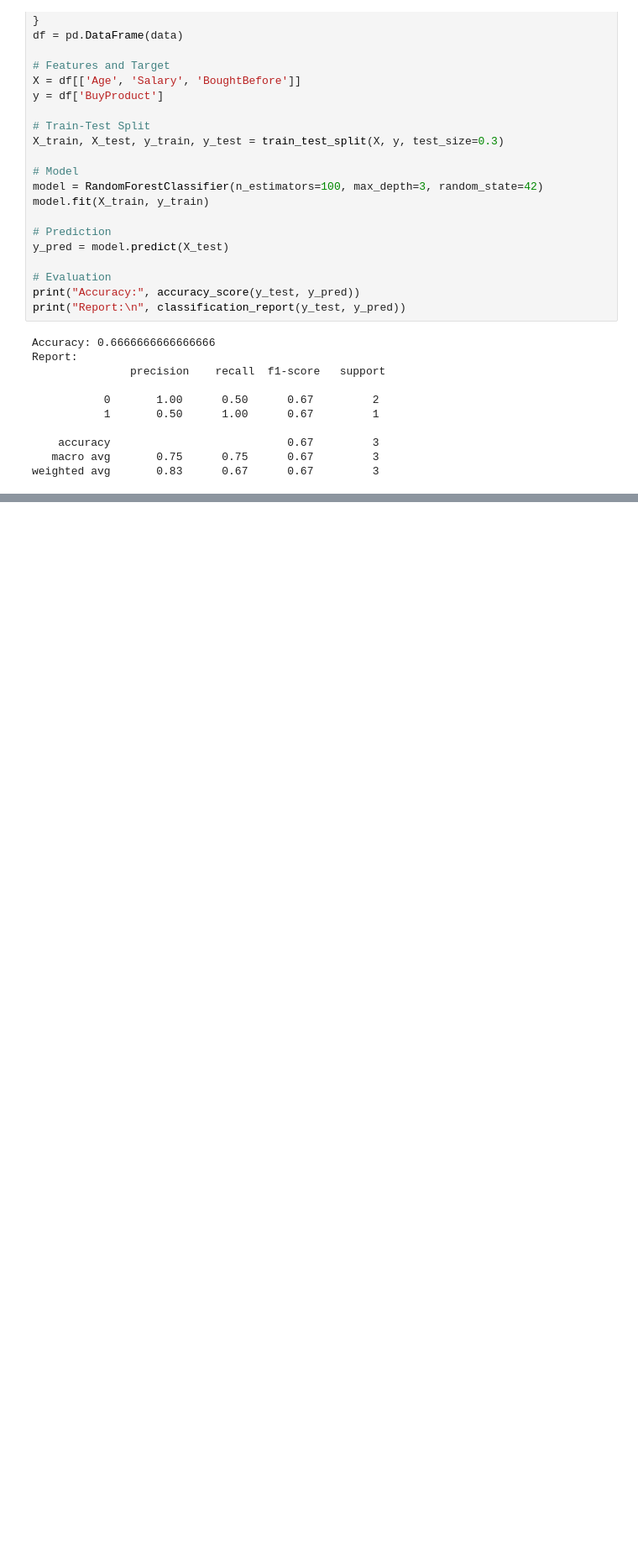
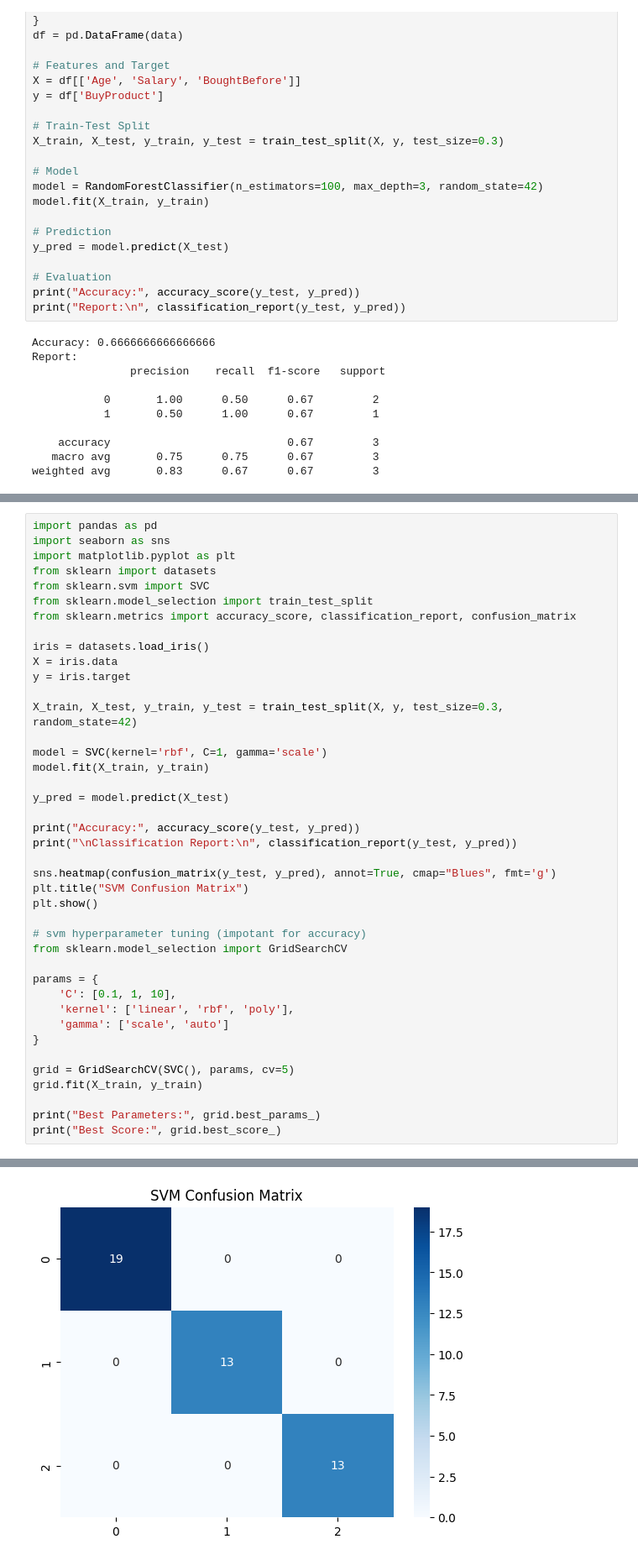
Before and after one commit to visheshsharma1708/Datascience.pr, a Jupyter notebook: sklearn/supervisedlearning.ipynb, the cells around one changed output, grey strips where cells are left out. Shown at 84% size. Saved outputs shown, nothing was run; the diff lists cells and outputs as text; blank space fills up the shorter version.

```diff
--- a/sklearn/supervisedlearning.ipynb
+++ b/sklearn/supervisedlearning.ipynb
@@ -399,0 +445,42 @@ weighted avg       0.83      0.67      0.67         3
+# %%
+import pandas as pd
+import seaborn as sns
+import matplotlib.pyplot as plt
+from sklearn import datasets
+from sklearn.svm import SVC
+from sklearn.model_selection import train_test_split
+from sklearn.metrics import accuracy_score, classification_report, confusion_matrix
+
+iris = datasets.load_iris()
+X = iris.data
+y = iris.target
+
+X_train, X_test, y_train, y_test = train_test_split(X, y, test_size=0.3, random_state=42)
+
+model = SVC(kernel='rbf', C=1, gamma='scale')
+model.fit(X_train, y_train)
+
+y_pred = model.predict(X_test)
+
+print("Accuracy:", accuracy_score(y_test, y_pred))
+print("\nClassification Report:\n", classification_report(y_test, y_pred))
+
+sns.heatmap(confusion_matrix(y_test, y_pred), annot=True, cmap="Blues", fmt='g')
+plt.title("SVM Confusion Matrix")
+plt.show()
+
+# svm hyperparameter tuning (impotant for accuracy)
+from sklearn.model_selection import GridSearchCV
+
+params = {
+    'C': [0.1, 1, 10],
+    'kernel': ['linear', 'rbf', 'poly'],
+    'gamma': ['scale', 'auto']
+}
+
+grid = GridSearchCV(SVC(), params, cv=5)
+grid.fit(X_train, y_train)
+
+print("Best Parameters:", grid.best_params_)
+print("Best Score:", grid.best_score_)
+# %% [output]
@@ -399,0 +499 @@ weighted avg       0.83      0.67      0.67         3
+[figure, added]
```
Also changed, not shown: parts of 4 cells of this notebook.
